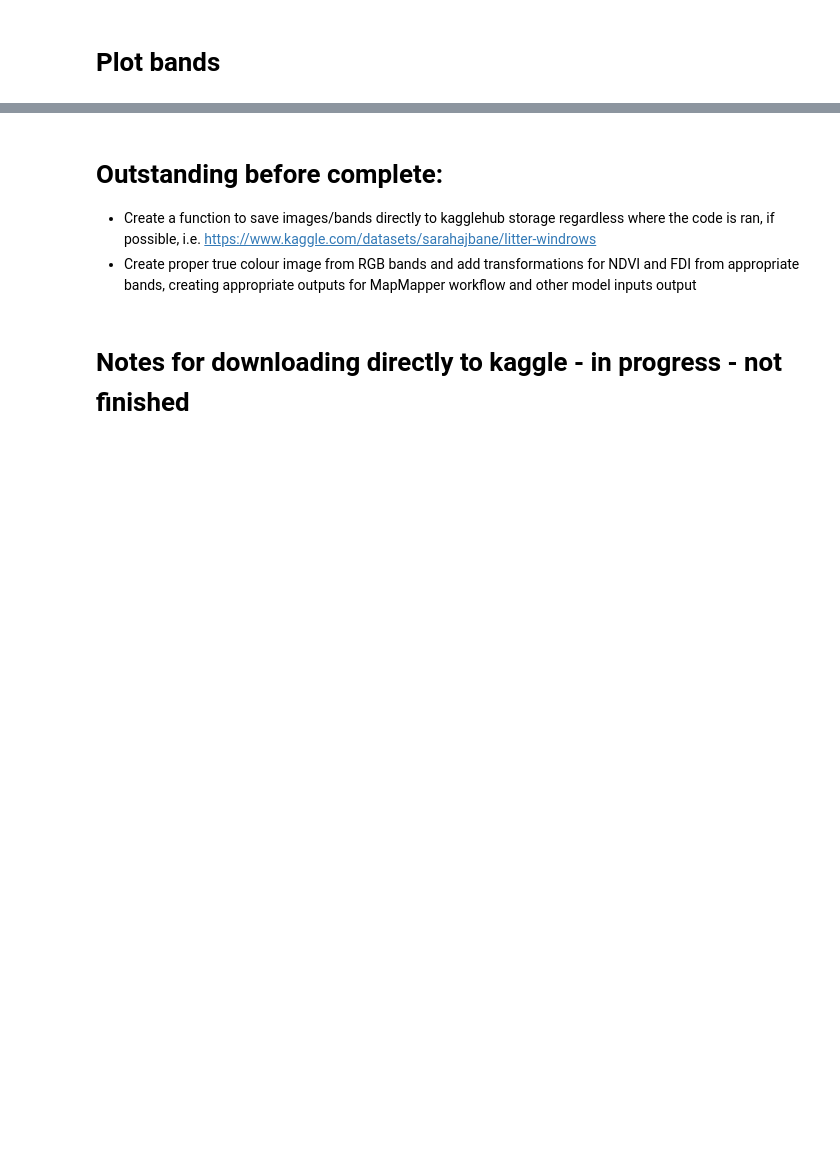
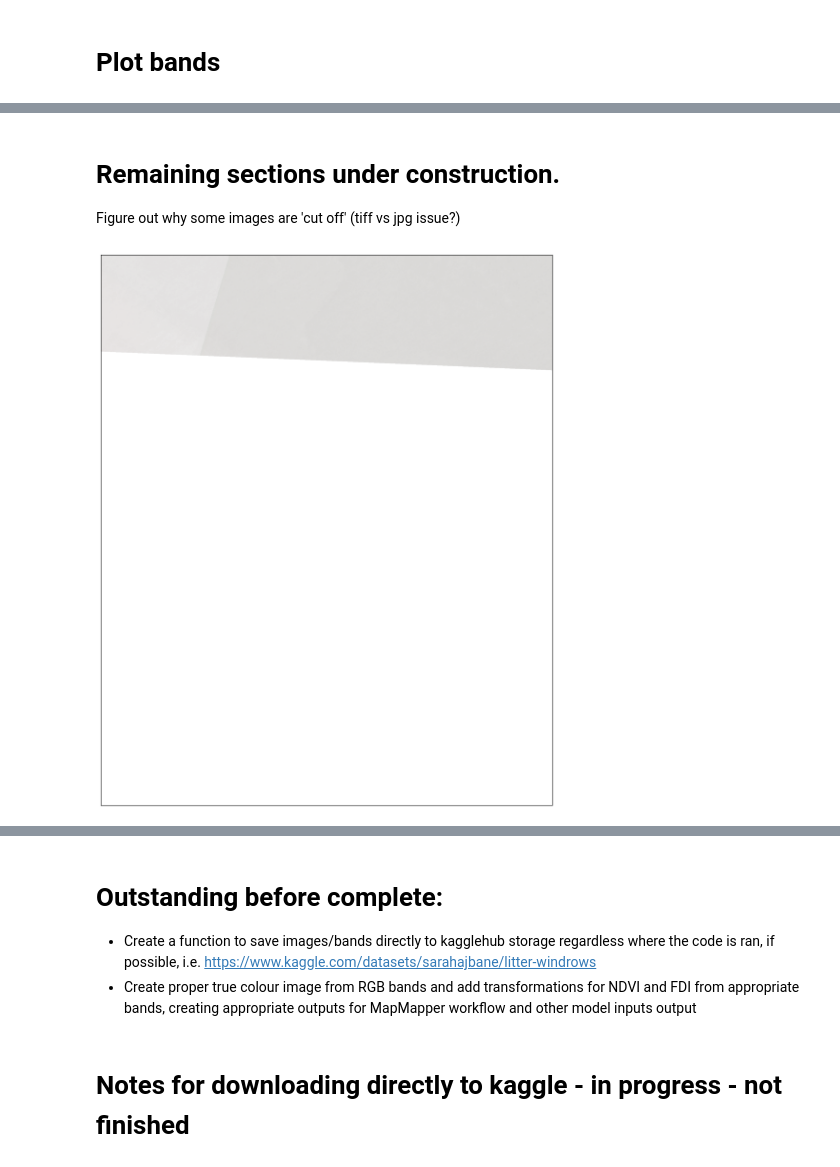
Before and after one commit to sagarbpatel31/Sagar_TriesteItalyChapter_PlasticDebrisDetection, a Jupyter notebook: task2-data-collection/Sentinel2L1C_download_matching_litterrows/S2MSI_dataspace_extraction.ipynb, the cells around one changed output, grey strips where cells are left out. Saved outputs shown, nothing was run; the diff lists cells and outputs as text; code cells hidden in the pictures; blank space fills up the shorter version.

```diff
--- a/task2-data-collection/Sentinel2L1C_download_matching_litterrows/S2MSI_dataspace_extraction.ipynb
+++ b/task2-data-collection/Sentinel2L1C_download_matching_litterrows/S2MSI_dataspace_extraction.ipynb
@@ -341,0 +379,7 @@ plot_image(image, factor=6.5 / 500, clip_range=(0, 1))
+# %% [markdown]
+# Remaining sections under construction.
+Figure out why some images are 'cut off' (tiff vs jpg issue?)
+# %%
+plot_image(true_color_imgs[-2], factor=6.5 / 500, clip_range=(0, 1))
+# %% [output]
+[figure, added]
```
Also changed, not shown: parts of 23 cells of this notebook, 3 other files.
